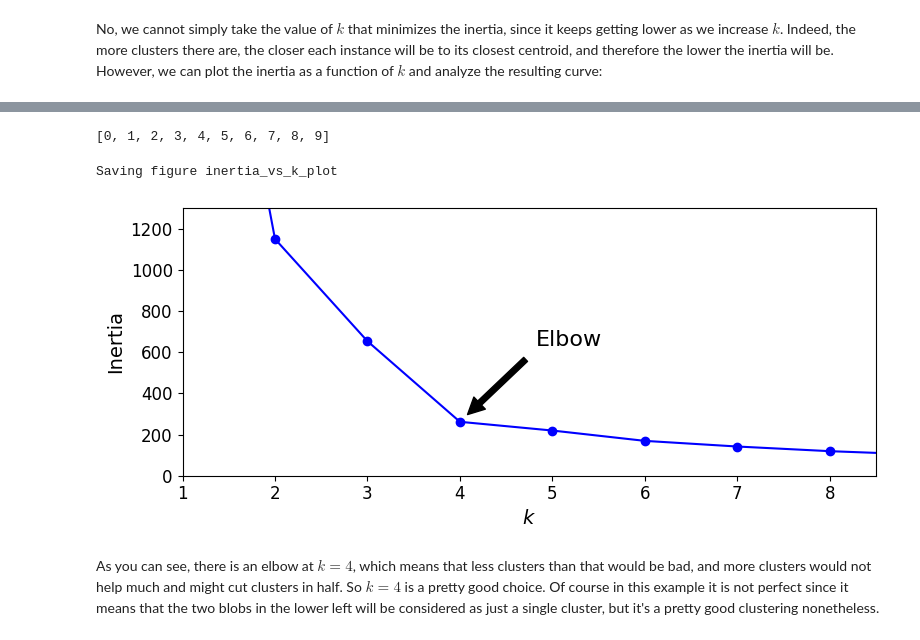
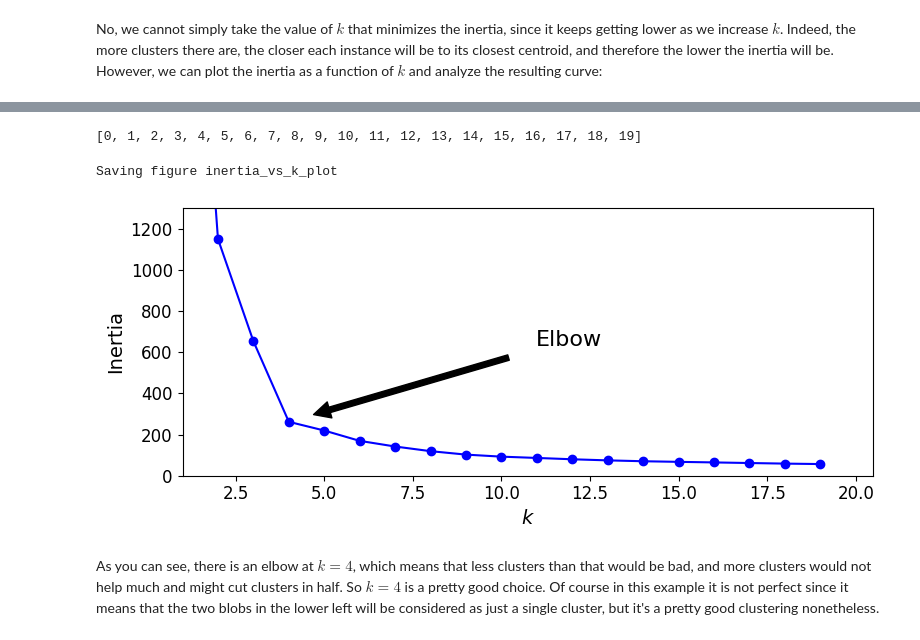
Before and after one commit to asierrodri/ONLINE_DS_THEBRIDGE_MODULOS, a Jupyter notebook: 3-Machine_Learning/2-No_Supervisado/1-Clustering/Teoria/Clustering.ipynb, the cells around one changed output, grey strips where cells are left out. Cells and saved outputs as stored; diff of their text form; code cells hidden in the pictures.

```diff
--- a/3-Machine_Learning/2-No_Supervisado/1-Clustering/Teoria/Clustering.ipynb
+++ b/3-Machine_Learning/2-No_Supervisado/1-Clustering/Teoria/Clustering.ipynb
@@ -487,6 +495,6 @@ Scikit-Learn also implements a variant of the K-Means algorithm that supports mi
 # %%
 from sklearn.cluster import MiniBatchKMeans
 # %%
-minibatch_kmeans = MiniBatchKMeans(n_clusters=5,n_init=10, random_state=42)
+minibatch_kmeans = MiniBatchKMeans(n_clusters=5,n_init=1, random_state=42)
 minibatch_kmeans.fit(X)
 # %% [output]
@@ -569,7 +577,7 @@ kmeans_k8.inertia_
 No, we cannot simply take the value of $k$ that minimizes the inertia, since it keeps getting lower as we increase $k$. Indeed, the more clusters there are, the closer each instance will be to its closest centroid, and therefore the lower the inertia will be. However, we can plot the inertia as a function of $k$ and analyze the resulting curve:
 # %%
 kmeans_per_k = [KMeans(n_clusters=k, n_init=10, random_state=42).fit(X)
-                for k in range(1, 10)]
+                for k in range(1, 20)]
 inertias = [model.inertia_ for model in kmeans_per_k]
 # %%
 import pandas as pd
@@ -592,25 +607,25 @@ df_kmeans
 # %%
-list(range(10))
+list(range(20))
 # %% [output]
-[0, 1, 2, 3, 4, 5, 6, 7, 8, 9]
+[0, 1, 2, 3, 4, 5, 6, 7, 8, 9, 10, 11, 12, 13, 14, 15, 16, 17, 18, 19]
 # %%
 plt.figure(figsize=(8, 3.5))
-plt.plot(range(1, 10), inertias, "bo-")
+plt.plot(range(1, 20), inertias, "bo-")
 plt.xlabel("$k$", fontsize=14)
 plt.ylabel("Inertia", fontsize=14)
 plt.annotate('Elbow',
              xy=(4, inertias[3]),
              xytext=(0.55, 0.55),
              textcoords='figure fraction',
              fontsize=16,
              arrowprops=dict(facecolor='black', shrink=0.1)
             )
-plt.axis([1, 8.5, 0, 1300])
+plt.axis([1, 20.5, 0, 1300])
 save_fig("inertia_vs_k_plot")
 plt.show()
 # %% [output]
 Saving figure inertia_vs_k_plot
-[figure, old version]
+[figure, new version]
 # %% [markdown]
 As you can see, there is an elbow at $k=4$, which means that less clusters than that would be bad, and more clusters would not help much and might cut clusters in half. So $k=4$ is a pretty good choice. Of course in this example it is not perfect since it means that the two blobs in the lower left will be considered as just a single cluster, but it's a pretty good clustering nonetheless.
 # %%
```
Also changed, not shown: parts of 13 cells of this notebook, 22 other files.
